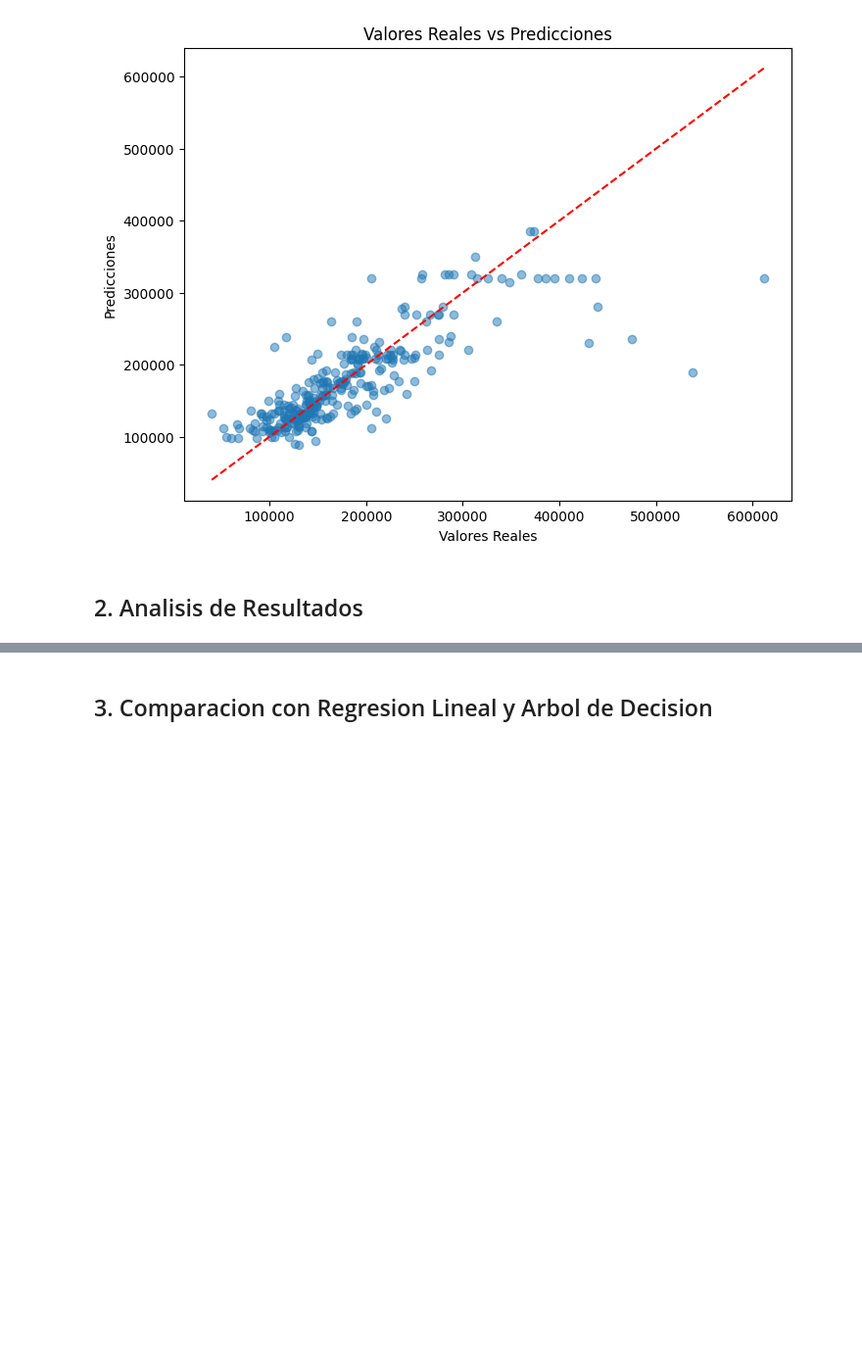
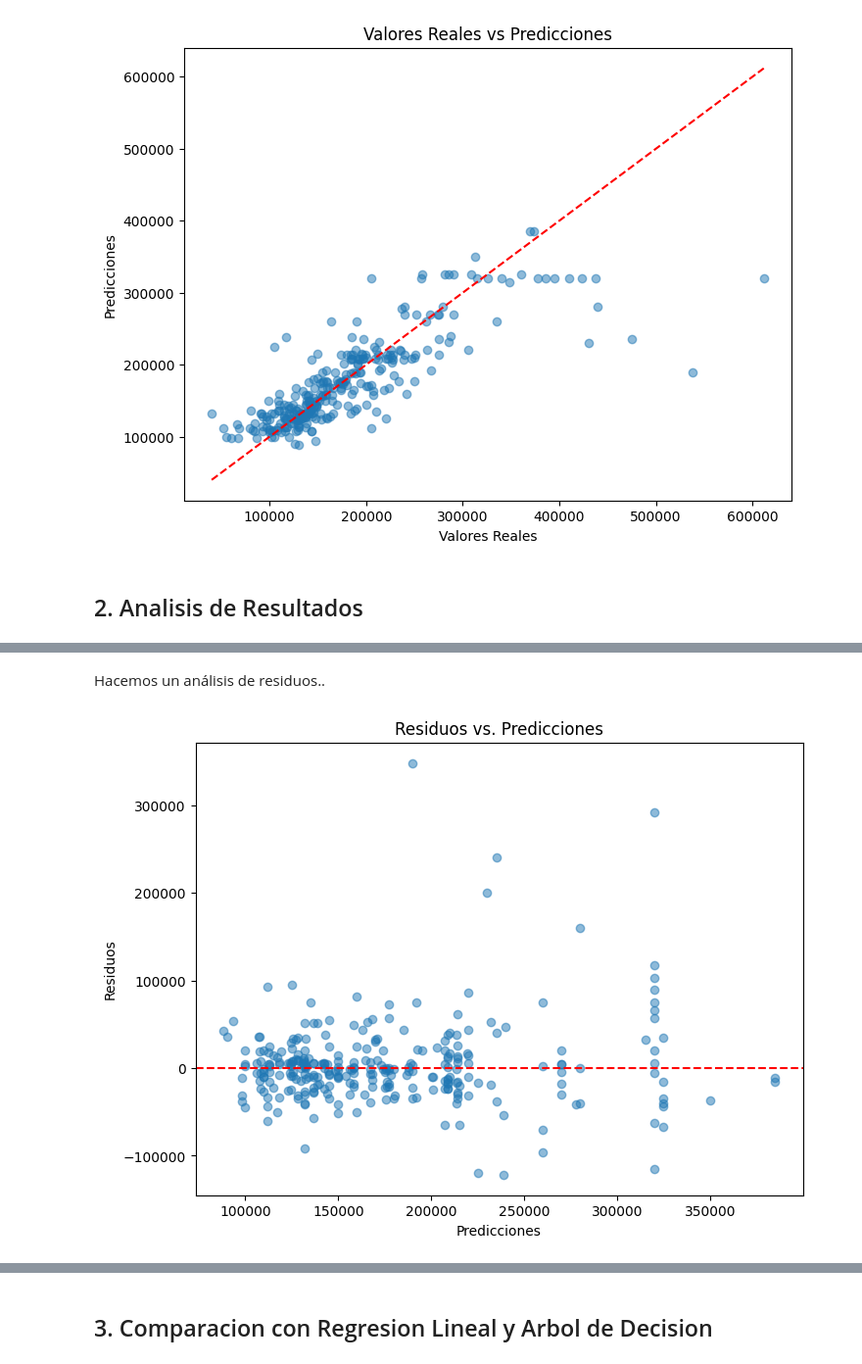
Before and after one commit to DiegoLinares11/Modelos-de-Regresion-Lineal, a Jupyter notebook: Entrega3/NaiveBayes.ipynb, the cells around one changed output, grey strips where cells are left out. Shown at 98% size. Drawn from its saved outputs; the diff is of its cells as text; code cells hidden in the pictures; blank space fills up the shorter version.

```diff
--- a/Entrega3/NaiveBayes.ipynb
+++ b/Entrega3/NaiveBayes.ipynb
@@ -557,0 +584,14 @@ plt.show()
+# %% [markdown]
+Hacemos un análisis de residuos..
+# %%
+residuals = Y_test - Y_pred
+
+plt.figure(figsize=(8, 6))
+plt.scatter(Y_pred, residuals, alpha=0.5)
+plt.axhline(y=0, color='red', linestyle='--')
+plt.title("Residuos vs. Predicciones")
+plt.xlabel("Predicciones")
+plt.ylabel("Residuos")
+plt.show()
+# %% [output]
+[figure, added]
```
Also changed, not shown: parts of 8 cells of this notebook.
